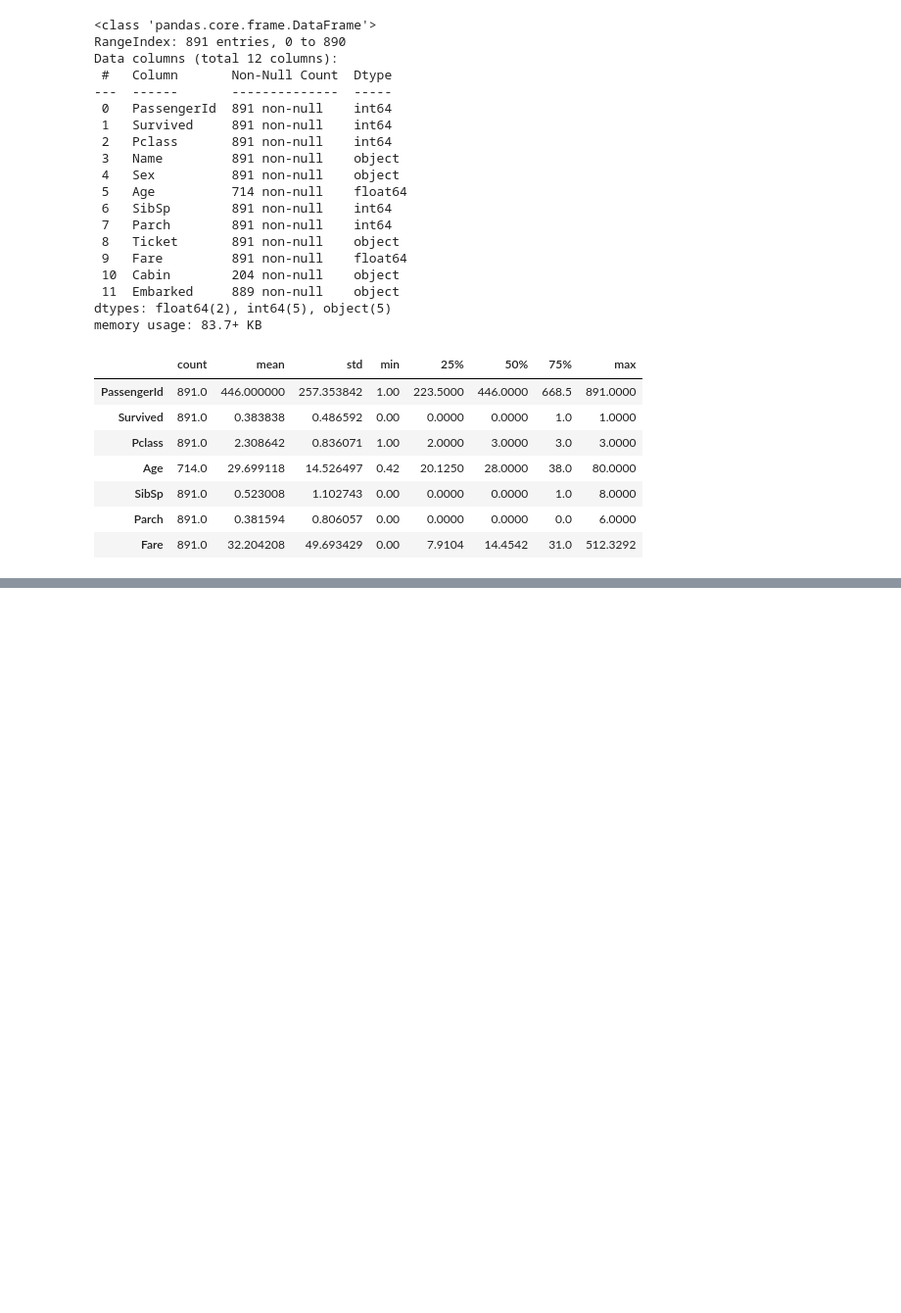
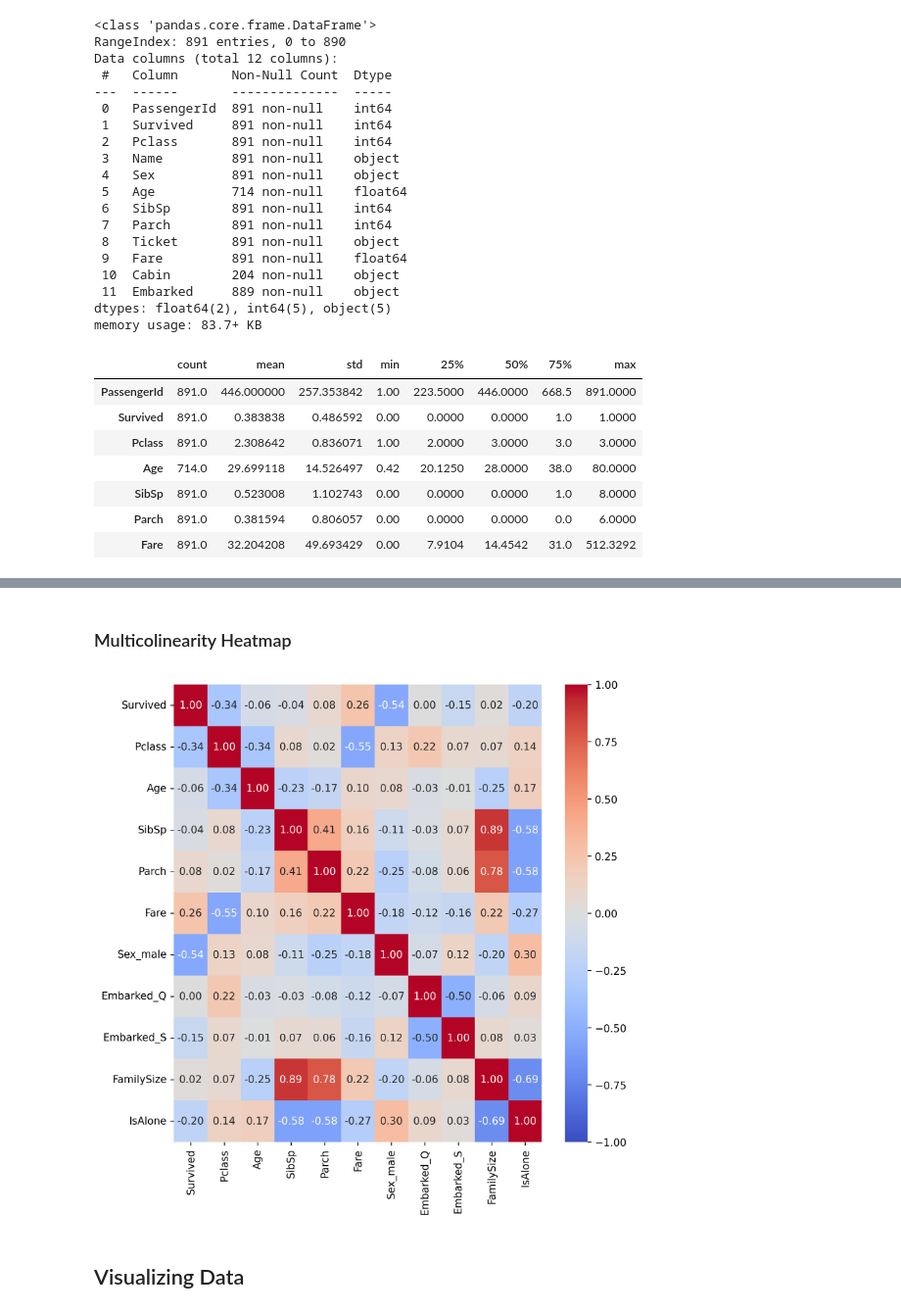
Before and after one commit to cmurray4492/PythonProjects, a Jupyter notebook: Machine_Learning/BlueLime/Titanic_Bluelime.ipynb, the cells around one changed output, grey strips where cells are left out. Shown: that part at 98% size. Drawn from its saved outputs; the diff is of its cells as text; code cells hidden in the pictures; blank space fills up the shorter version.

```diff
--- a/Machine_Learning/BlueLime/Titanic_Bluelime.ipynb
+++ b/Machine_Learning/BlueLime/Titanic_Bluelime.ipynb
@@ -51,0 +89,2 @@ titanic_data.describe().T
+# %%
+titanic_data = pd.get_dummies(titanic_data, columns=['Sex', 'Embarked'], drop_first=True)
@@ -51,0 +100,3 @@ titanic_data.describe().T
+# %%
+dummy_columns = ['Sex_male', 'Embarked_Q', 'Embarked_S']
+titanic_data[dummy_columns] = titanic_data[dummy_columns].astype(int)
@@ -51,0 +114,4 @@ titanic_data.describe().T
+# %%
+titanic_data['FamilySize'] = titanic_data['SibSp'] + titanic_data['Parch'] + 1
+titanic_data['IsAlone'] = (titanic_data['FamilySize'] == 1).astype(int)
+titanic_data.head()
@@ -51,0 +131,3 @@ titanic_data.describe().T
+# %%
+titanic_data = titanic_data.drop(columns=['Name', 'Ticket', 'PassengerId'])
+titanic_data.head()
@@ -51,0 +141,9 @@ titanic_data.describe().T
+# %% [markdown]
+### Multicolinearity Heatmap
+# %%
+plt.figure(figsize=(8,8), dpi=250)
+sns.heatmap(data=titanic_data.corr(), cmap="coolwarm", vmin=-1, vmax=1, annot=True, fmt="0.2f") ;
+# %% [output]
+[figure, added]
+# %% [markdown]
+## Visualizing Data
```
Also changed, not shown: parts of 15 cells of this notebook.
